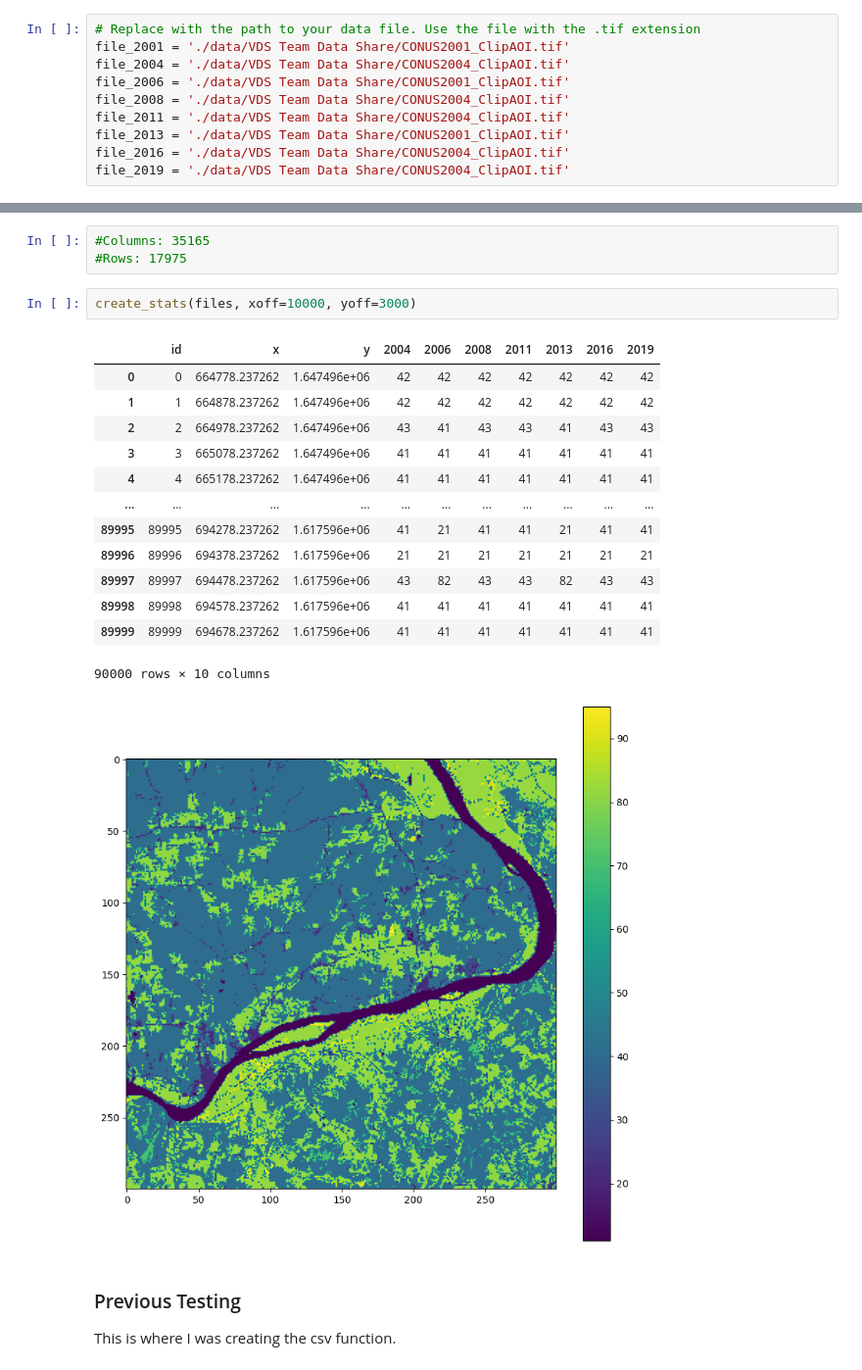
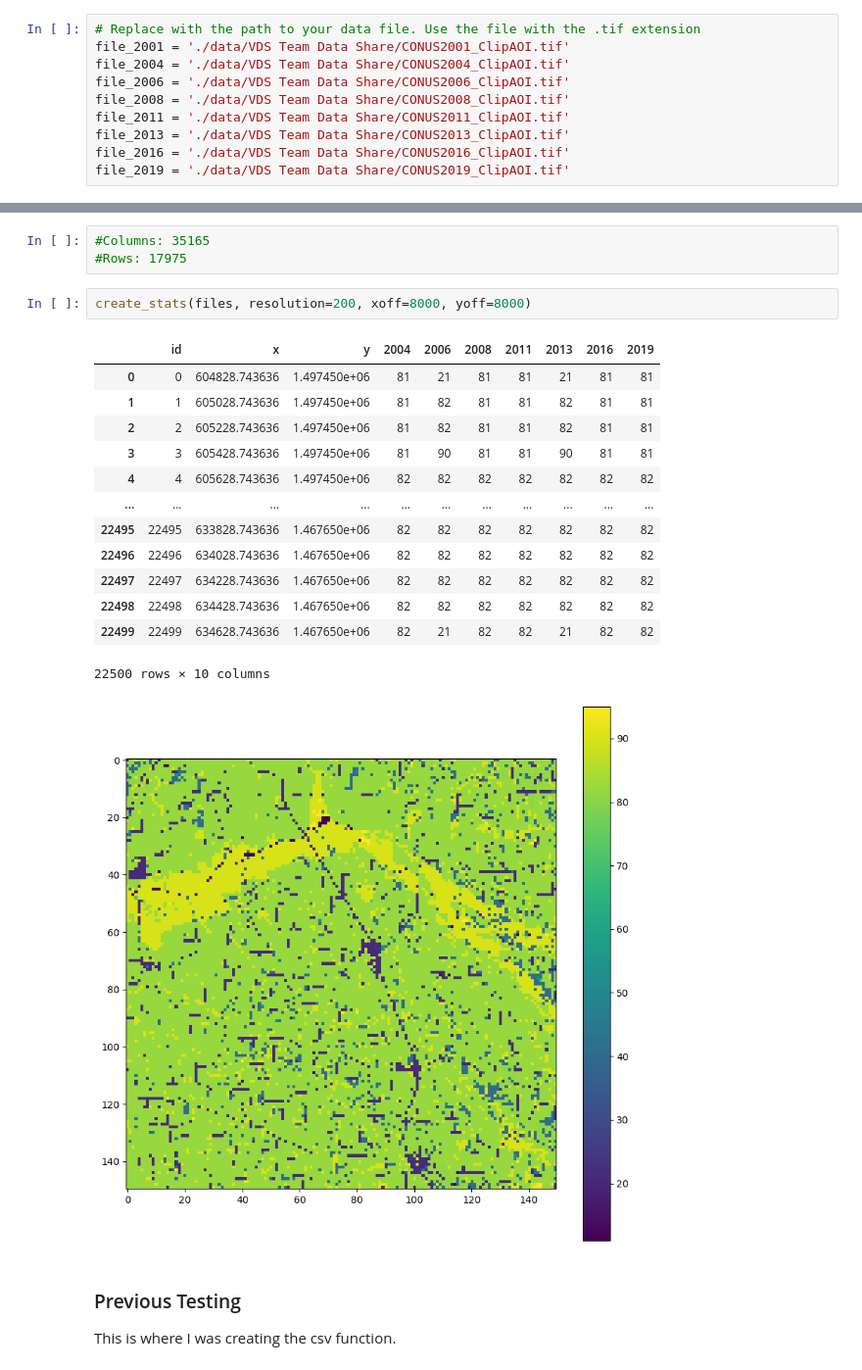
Before and after one commit to VandyDataScience/land-trust, a Jupyter notebook: 12-gdal-preprocessing.ipynb, the cells around one changed output, grey strips where cells are left out. Shown at 98% size. Saved outputs shown, nothing was run; the diff lists cells and outputs as text.

```diff
--- a/12-gdal-preprocessing.ipynb
+++ b/12-gdal-preprocessing.ipynb
@@ -12,12 +12,12 @@ import pandas as pd
 # Replace with the path to your data file. Use the file with the .tif extension
 file_2001 = './data/VDS Team Data Share/CONUS2001_ClipAOI.tif'
 file_2004 = './data/VDS Team Data Share/CONUS2004_ClipAOI.tif'
-file_2006 = './data/VDS Team Data Share/CONUS2001_ClipAOI.tif'
-file_2008 = './data/VDS Team Data Share/CONUS2004_ClipAOI.tif'
-file_2011 = './data/VDS Team Data Share/CONUS2004_ClipAOI.tif'
-file_2013 = './data/VDS Team Data Share/CONUS2001_ClipAOI.tif'
-file_2016 = './data/VDS Team Data Share/CONUS2004_ClipAOI.tif'
-file_2019 = './data/VDS Team Data Share/CONUS2004_ClipAOI.tif'
+file_2006 = './data/VDS Team Data Share/CONUS2006_ClipAOI.tif'
+file_2008 = './data/VDS Team Data Share/CONUS2008_ClipAOI.tif'
+file_2011 = './data/VDS Team Data Share/CONUS2011_ClipAOI.tif'
+file_2013 = './data/VDS Team Data Share/CONUS2013_ClipAOI.tif'
+file_2016 = './data/VDS Team Data Share/CONUS2016_ClipAOI.tif'
+file_2019 = './data/VDS Team Data Share/CONUS2019_ClipAOI.tif'
 # %% [markdown]
 ### Preprocess function
 
@@ -72,22 +72,22 @@ def create_stats(files, resolution=100, xoff=8000, yoff=8000, size=1000):
 #Columns: 35165
 #Rows: 17975
 # %%
-create_stats(files, xoff=10000, yoff=3000)
+create_stats(files, resolution=200, xoff=8000, yoff=8000)
 # %% [output]
 |  | id | x | y | 2004 | 2006 | 2008 | 2011 | 2013 | 2016 | 2019 |
-| 0 | 0 | 664778.237262 | 1.647496e+06 | 42 | 42 | 42 | 42 | 42 | 42 | 42 |
-| 1 | 1 | 664878.237262 | 1.647496e+06 | 42 | 42 | 42 | 42 | 42 | 42 | 42 |
-| 2 | 2 | 664978.237262 | 1.647496e+06 | 43 | 41 | 43 | 43 | 41 | 43 | 43 |
-| 3 | 3 | 665078.237262 | 1.647496e+06 | 41 | 41 | 41 | 41 | 41 | 41 | 41 |
-| 4 | 4 | 665178.237262 | 1.647496e+06 | 41 | 41 | 41 | 41 | 41 | 41 | 41 |
+| 0 | 0 | 604828.743636 | 1.497450e+06 | 81 | 21 | 81 | 81 | 21 | 81 | 81 |
+| 1 | 1 | 605028.743636 | 1.497450e+06 | 81 | 82 | 81 | 81 | 82 | 81 | 81 |
+| 2 | 2 | 605228.743636 | 1.497450e+06 | 81 | 82 | 81 | 81 | 82 | 81 | 81 |
+| 3 | 3 | 605428.743636 | 1.497450e+06 | 81 | 90 | 81 | 81 | 90 | 81 | 81 |
+| 4 | 4 | 605628.743636 | 1.497450e+06 | 82 | 82 | 82 | 82 | 82 | 82 | 82 |
 | ... | ... | ... | ... | ... | ... | ... | ... | ... | ... | ... |
-| 89995 | 89995 | 694278.237262 | 1.617596e+06 | 41 | 21 | 41 | 41 | 21 | 41 | 41 |
-| 89996 | 89996 | 694378.237262 | 1.617596e+06 | 21 | 21 | 21 | 21 | 21 | 21 | 21 |
-| 89997 | 89997 | 694478.237262 | 1.617596e+06 | 43 | 82 | 43 | 43 | 82 | 43 | 43 |
-| 89998 | 89998 | 694578.237262 | 1.617596e+06 | 41 | 41 | 41 | 41 | 41 | 41 | 41 |
-| 89999 | 89999 | 694678.237262 | 1.617596e+06 | 41 | 41 | 41 | 41 | 41 | 41 | 41 |
+| 22495 | 22495 | 633828.743636 | 1.467650e+06 | 82 | 82 | 82 | 82 | 82 | 82 | 82 |
+| 22496 | 22496 | 634028.743636 | 1.467650e+06 | 82 | 82 | 82 | 82 | 82 | 82 | 82 |
+| 22497 | 22497 | 634228.743636 | 1.467650e+06 | 82 | 82 | 82 | 82 | 82 | 82 | 82 |
+| 22498 | 22498 | 634428.743636 | 1.467650e+06 | 82 | 82 | 82 | 82 | 82 | 82 | 82 |
+| 22499 | 22499 | 634628.743636 | 1.467650e+06 | 82 | 21 | 82 | 82 | 21 | 82 | 82 |
-90000 rows × 10 columns
+22500 rows × 10 columns
-[figure, old version]
+[figure, new version]
 # %% [markdown]
 ### Previous Testing
 
```
Also changed, not shown: 1 other file.
